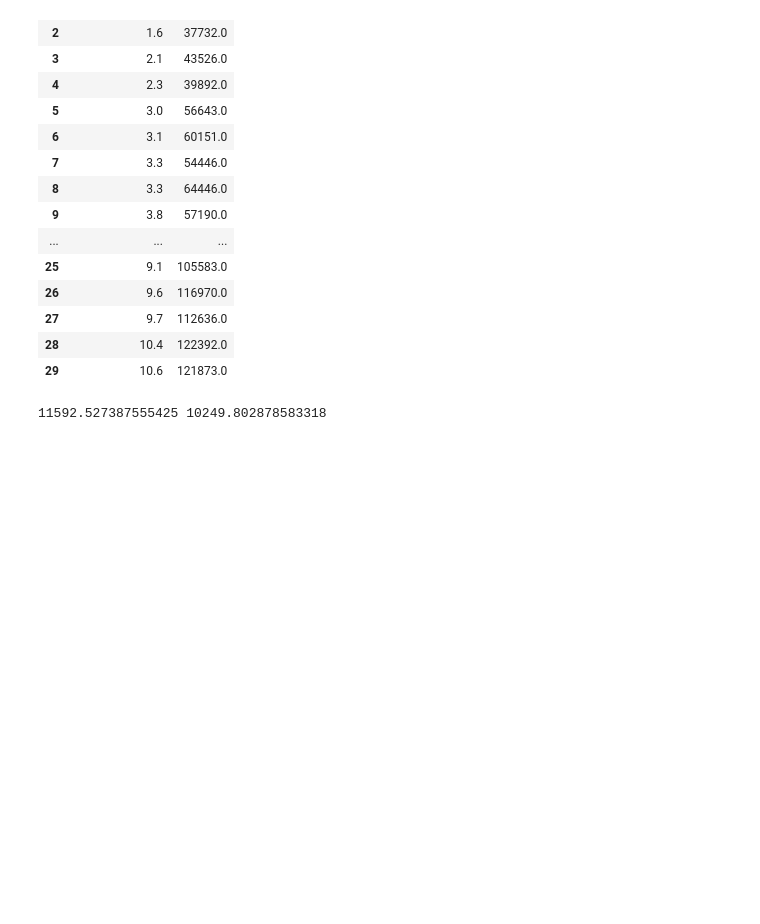
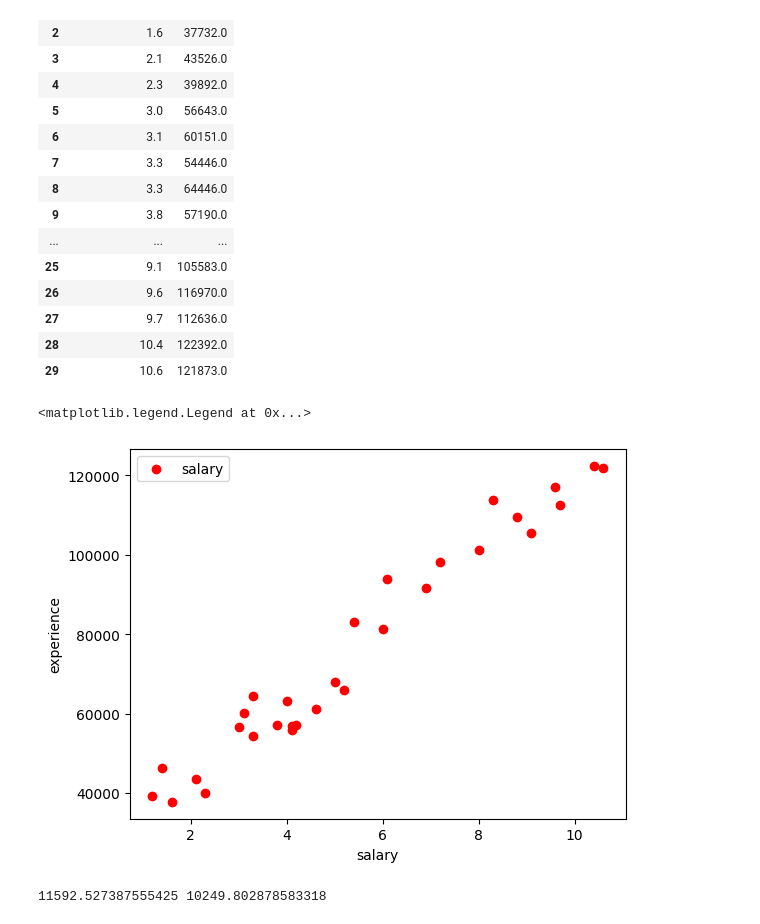
Before and after one commit to fathimar33/machine_learning_models, a Jupyter notebook: simple_linear_regression(gradient).ipynb, the cells around one changed output. Cells and saved outputs as stored; diff of their text form; code cells hidden in the pictures; blank space fills up the shorter version.

```diff
--- a/simple_linear_regression(gradient).ipynb
+++ b/simple_linear_regression(gradient).ipynb
@@ -32,6 +32,15 @@ df
 | 27 | 9.7 | 112636.0 |
 | 28 | 10.4 | 122392.0 |
 | 29 | 10.6 | 121873.0 |
+# %%
+import matplotlib.pyplot as plt
+plt.scatter(years,df["Salary"],label="salary",color="red")
+plt.xlabel("salary")
+plt.ylabel("experience")
+plt.legend()
+# %% [output]
+<matplotlib.legend.Legend at 0x...>
+[figure, added]
 # %%
 import numpy as np
 # %%
```
